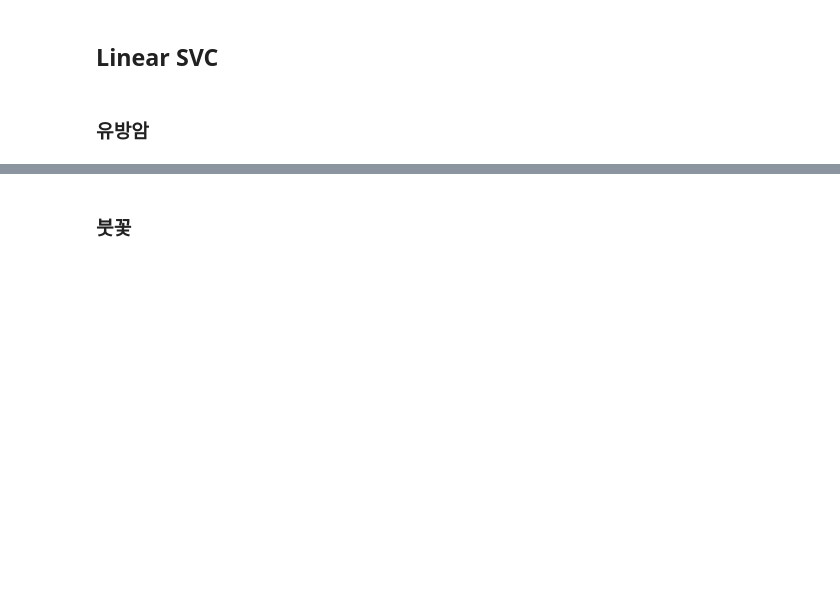
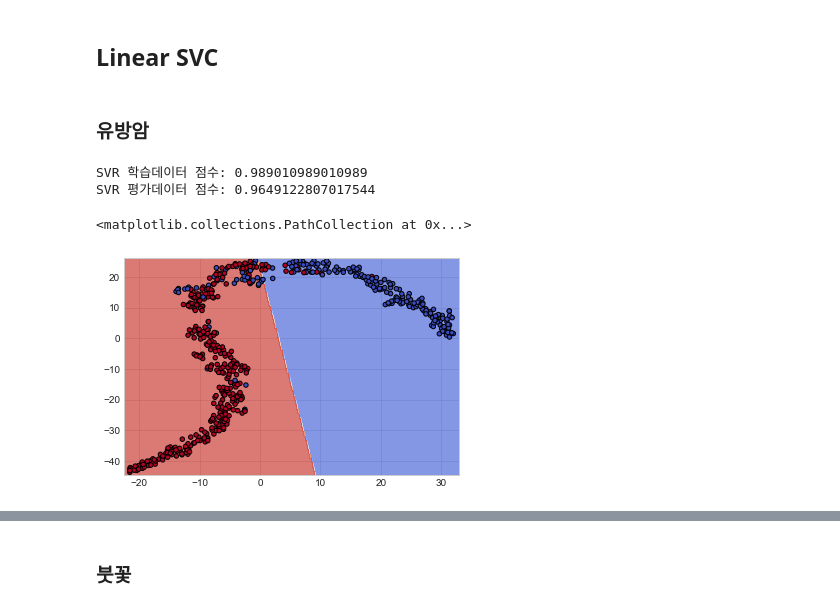
Before and after one commit to fasthill/scikit-learn-study, a Jupyter notebook: 4. Support_Vector_Machines.ipynb, the cells around one changed output, grey strips where cells are left out. Cells and saved outputs as stored; diff of their text form; code cells hidden in the pictures; blank space fills up the shorter version.

Commit message:
add linear svc - breast_cancer

```diff
--- a/4. Support_Vector_Machines.ipynb
+++ b/4. Support_Vector_Machines.ipynb
@@ -615,3 +615,47 @@ SVR 평가데이터 점수: 0.327330049407326
 ## Linear SVC
 # %% [markdown]
 ### 유방암
+# %%
+X, y = load_breast_cancer(return_X_y=True)
+X, y = shuffle(X, y, random_state=seed)
+X_train, X_test, y_train, y_test = train_test_split(X, y, test_size=0.2, random_state=seed)
+
+scaler = StandardScaler()
+scaler.fit(X_train)
+X_train = scaler.transform(X_train)
+X_test = scaler.transform(X_test)
+
+model = None
+model = SVC(kernel='linear')
+model.fit(X_train, y_train)
+
+print('SVR 학습데이터 점수: {}'.format(model.score(X_train, y_train)))
+print('SVR 평가데이터 점수: {}'.format(model.score(X_test, y_test)))
+# %% [output]
+SVR 학습데이터 점수: 0.989010989010989
+SVR 평가데이터 점수: 0.9649122807017544
+# %%
+def make_meshgrid(x, y, h=0.2): # h: 경계선 세밀도 정도
+    x_min, x_max = x.min()-1, x.max()+1
+    y_min, y_max = y.min()-1, y.max()+1
+    xx, yy = np.meshgrid(np.arange(x_min, x_max, h),
+                         np.arange(y_min, y_max, h))
+    return xx, yy
+# %%
+def plot_contourf(clf, xx, yy, **params):
+    Z = clf.predict(np.c_[xx.ravel(), yy.ravel()])
+    Z = Z.reshape(xx.shape)
+    out = plt.contourf(xx, yy, Z, **params)
+    return out
+# %%
+X_comp = TSNE(n_components=2).fit_transform(X)
+X0, X1 = X_comp[:, 0], X_comp[:, 1]
+xx, yy = make_meshgrid(X0, X1)
+# %%
+model.fit(X_comp, y)
+
+plot_contourf(model, xx, yy, cmap=plt.cm.coolwarm, alpha=0.7)
+plt.scatter(X0, X1, c=y, cmap=plt.cm.coolwarm, s=20, edgecolor='k')
+# %% [output]
+<matplotlib.collections.PathCollection at 0x...>
+[figure, added]
```
Also changed, not shown: parts of 12 cells of this notebook.
